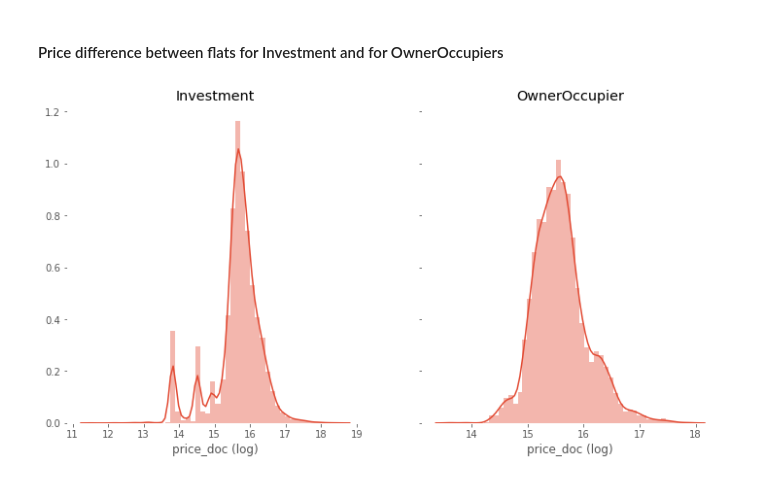
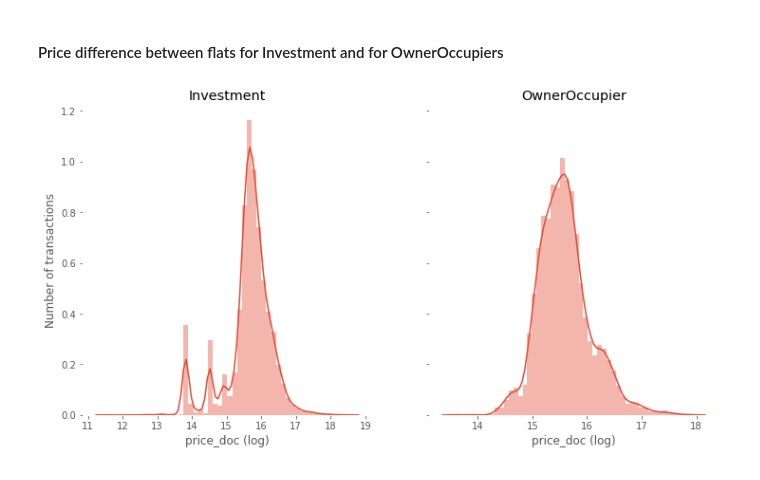
Before and after one commit to melaanya/twente-aml, a Jupyter notebook: project/eda/eda.ipynb, the cells around one changed output. Saved outputs shown, nothing was run; the diff lists cells and outputs as text; code cells hidden in the pictures.

```diff
--- a/project/eda/eda.ipynb
+++ b/project/eda/eda.ipynb
@@ -161,0 +150,6 @@ plt.show()
+# %%
+df_train['price_sq_m'] = df_train['price_doc'] / df_train['full_sq']
+price_sq_m_train_distr = df_train.groupby(['year', 'quarter'])['price_sq_m'].median().reset_index()
+price_sq_m_train_distr['quarter_year'] = price_sq_m_train_distr[['quarter', 'year']].apply(lambda (x, y):
+                                                                             str(x) + '-' + str(y), axis=1)
+price_sq_m_train_distr.head(2)
@@ -189,10 +208,10 @@ owner = df_train[df_train.product_type == 'OwnerOccupier']
 # %%
 fig, ax = plt.subplots(1, 2, figsize = (12, 6), sharey = True)
 sns.distplot(np.log1p(invest.price_doc), ax = ax[0], axlabel = 'price_doc (log)')
 sns.distplot(np.log1p(owner.price_doc), ax = ax[1], axlabel = 'price_doc (log)')
 ax[0].set_title('Investment')
-plt.ylabel()
 ax[1].set_title('OwnerOccupier')
+ax[0].set_ylabel('Number of transactions')
 plt.show()
 # %% [output]
-[figure, old version]
+[figure, new version]
```
Also changed, not shown: parts of 6 cells of this notebook.
